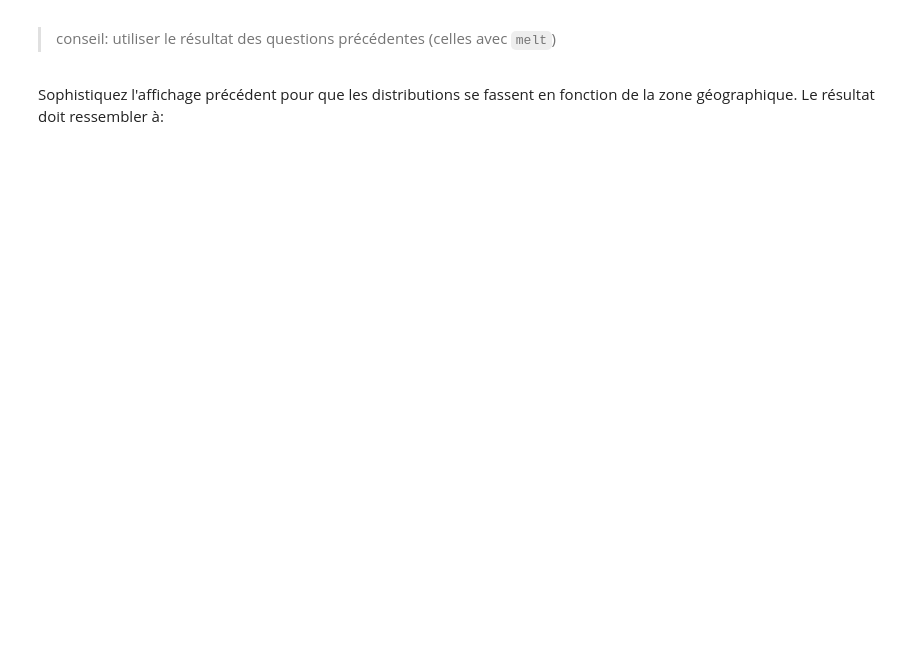
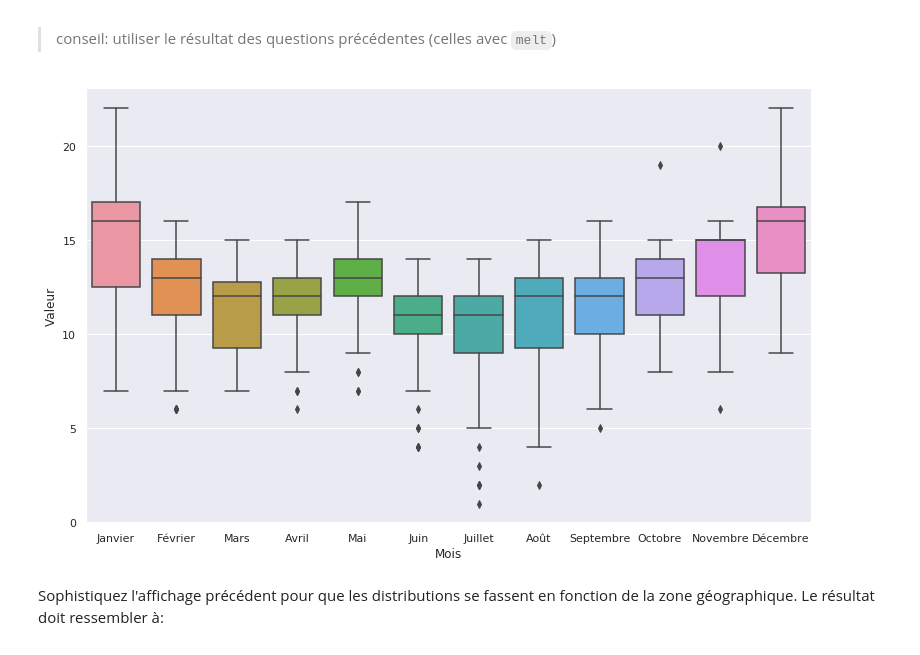
Before and after one commit to campusplage/compte-rendus-jottras_juventin, a Jupyter notebook: TP1_pandas.ipynb, the cells around one changed output. Drawn from its saved outputs; the diff is of its cells as text; code cells hidden in the pictures; blank space fills up the shorter version.

```diff
--- a/TP1_pandas.ipynb
+++ b/TP1_pandas.ipynb
@@ -343,0 +407,12 @@ En partant de la table initiale, génerer une table ressemblant à:
+# %%
+## premier pivot des données avec melt
+
+# On crée un pivot à l'aide d'un melt sur data.
+# On prend en id 'Ville', en var_names 'Grandeur'et 'Mois, et en variables de valeur
+# 'Précipitations' et 'Jours de pluie' (Puisque ce sont les valeurs qui nous intéressent).
+data_pivot = data.reset_index().melt(id_vars='Ville',
+                                     var_name=['Grandeur', 'Mois'],
+                                     value_vars= ['Précipitations', 'Jours de pluie'],
+                                     value_name='Valeur')
+
+data_pivot
@@ -382,3 +514,17 @@ sns.set()
+# %%
+## Distribution mensuelle des nombres de jours de pluie...
+import seaborn as sns
+sns.set()
+
+# On affiche le boxplot en prenant pour valeur x 'Mois' et  pour valeur y 'Valeur' des lignes
+# du tableau data_pivot pour lesquelles la grandeur est 'Jours de pluie'
+viz = sns.boxplot(x='Mois', y='Valeur',
+                  data=data_pivot[data_pivot.Grandeur == 'Jours de pluie']);
+
+# On agrandit le graph
+viz.get_figure().set_size_inches(13,8)
+# %% [output]
+[figure, added]
 # %% [markdown]
 Sophistiquez l'affichage précédent pour que les distributions se fassent en fonction de la zone géographique. Le résultat doit ressembler à:
 
```
Also changed, not shown: parts of 24 cells of this notebook.
